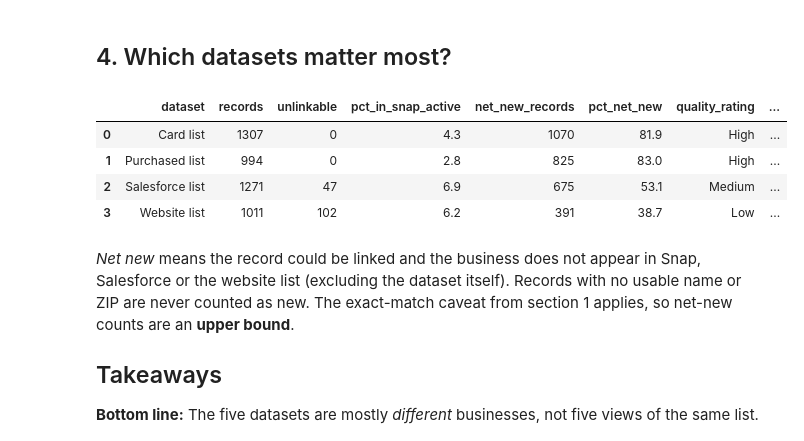
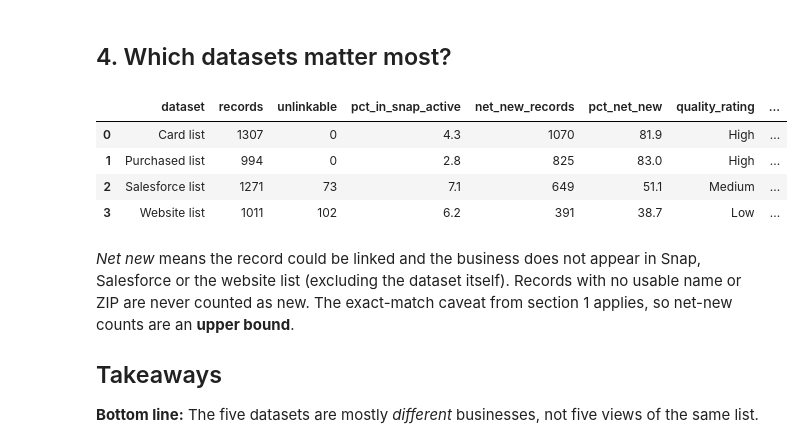
Before and after one commit to djf0512/snap-assessment, a Jupyter notebook: analysis/03_where_to_find_more.ipynb, the cells around one changed output. Cells and saved outputs as stored; diff of their text form; code cells hidden in the pictures.

```diff
--- a/analysis/03_where_to_find_more.ipynb
+++ b/analysis/03_where_to_find_more.ipynb
@@ -565,33 +565,33 @@ The short form missing ZIP looks like something is wrong with the form.
 ## 4. Which datasets matter most?
 # %%
 QUALITY = {"card": "High", "purchased": "High", "salesforce": "Medium", "website": "Low"}   # filled in from the scorecard at the end of notebook 01
-SIGNAL = {"card": "Recent card activity", "purchased": "Size (employees, sq ft) + SIC industry",
+SIGNAL = {"card": "Recent card activity & MCC industry", "purchased": "Size (employees, sq ft) + SIC industry",
           "salesforce": "Opportunity (TSO), status, lead age, competitor", "website": "Inbound intent"}
 USE = {"card": "Cold list of active businesses", "purchased": "Lookalike universe, ranked by size",
        "salesforce": "Work open leads; re-engage lost ones", "website": "Speed-to-lead"}
 
 rows = []
 for src, label in [("card", "Card list"), ("purchased", "Purchased list"), ("salesforce", "Salesforce list"), ("website", "Website list")]:
     d = rec[rec["src"] == src]
-    ok = d["loose_key"].notna()
+    ok = d["strict_key"].notna()
     known = d[[c for c in KNOWN if c != f"in_{src}"]].any(axis=1)
     rows.append({
         "dataset": label,
         "records": len(d),
         "unlinkable": int((~ok).sum()),
         "pct_in_snap_active": round(100 * d.loc[ok, "in_snap_active"].mean(), 1),
         "net_new_records": int((ok & ~known).sum()),
         "pct_net_new": round(100 * (ok & ~known).mean(), 1),
         "quality_rating": QUALITY[src],
         "strongest_signal": SIGNAL[src],
         "how_sales_uses_it": USE[src],
     })
 pd.DataFrame(rows)
 # %% [output]
 |  | dataset | records | unlinkable | pct_in_snap_active | net_new_records | pct_net_new | quality_rating | ... |
 | 0 | Card list | 1307 | 0 | 4.3 | 1070 | 81.9 | High | ... |
 | 1 | Purchased list | 994 | 0 | 2.8 | 825 | 83.0 | High | ... |
-| 2 | Salesforce list | 1271 | 47 | 6.9 | 675 | 53.1 | Medium | ... |
+| 2 | Salesforce list | 1271 | 73 | 7.1 | 649 | 51.1 | Medium | ... |
 | 3 | Website list | 1011 | 102 | 6.2 | 391 | 38.7 | Low | ... |
 # %% [markdown]
 *Net new* means the record could be linked and the business does not appear in Snap, Salesforce or the website list (excluding the dataset itself). Records with no usable name or ZIP are never counted as new. The exact-match caveat from section 1 applies, so net-new counts are an **upper bound**.
```
Also changed, not shown: parts of 1 cell of this notebook.
